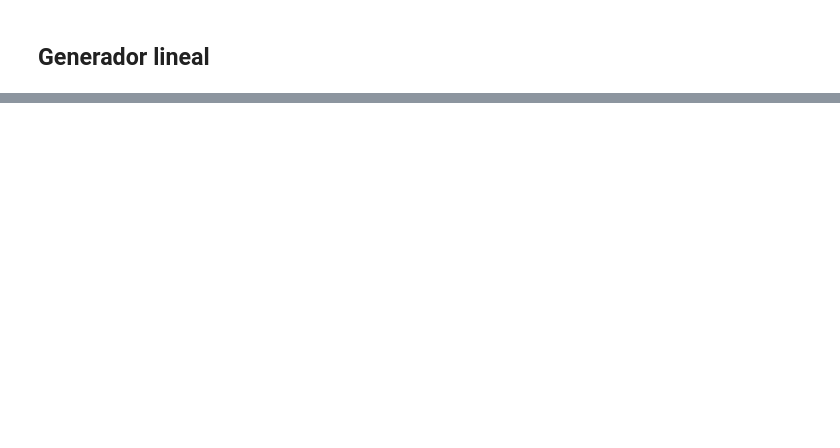
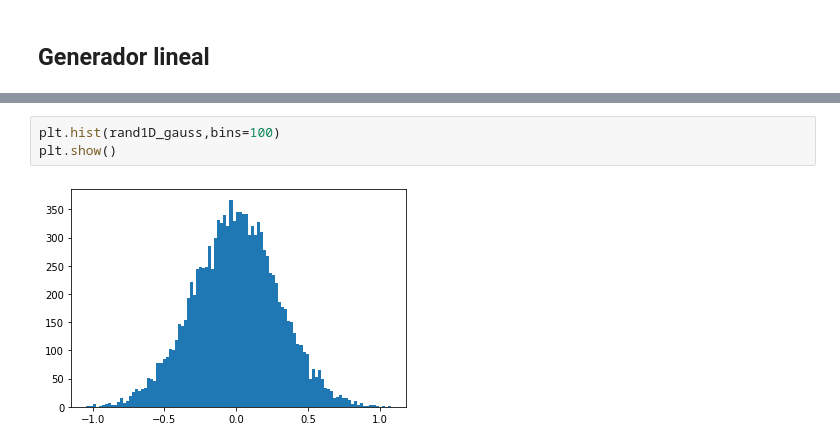
Before and after one commit to CR-Reyes/Fiscomp, a Jupyter notebook: RandomNumbers.ipynb, the cells around one changed output, grey strips where cells are left out. Drawn from its saved outputs; the diff is of its cells as text; blank space fills up the shorter version.

```diff
--- a/RandomNumbers.ipynb
+++ b/RandomNumbers.ipynb
@@ -136,0 +145,5 @@ plt.scatter(np.arange(1000), rand1D_gauss[:1000])
+# %%
+plt.hist(rand1D_gauss,bins=100)
+plt.show()
+# %% [output]
+[figure, added]
```
Also changed, not shown: parts of 5 cells of this notebook.
